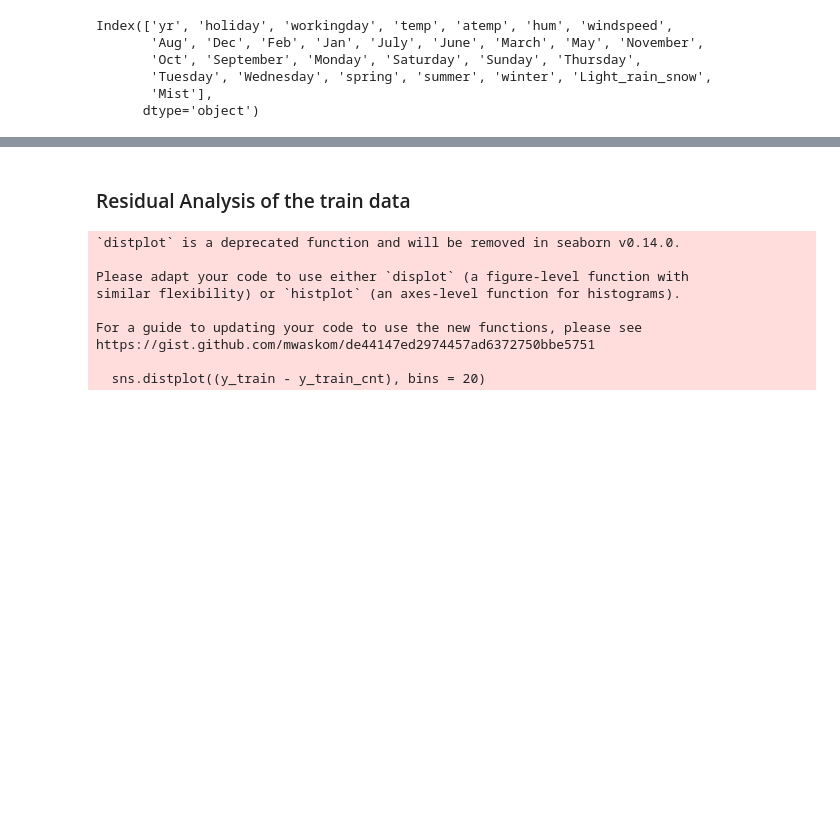
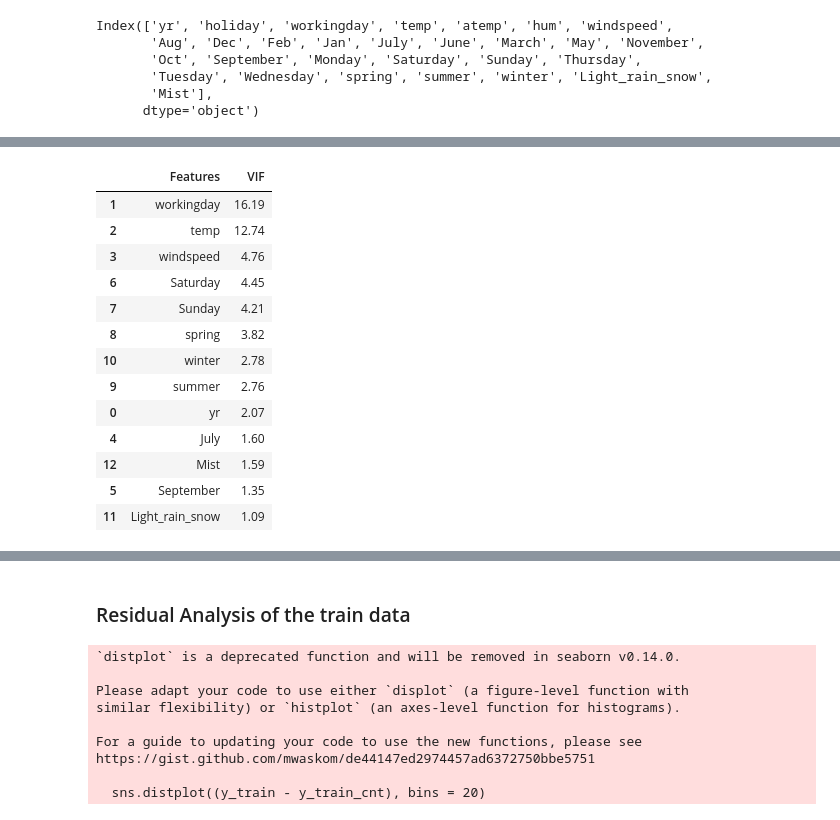
Before and after one commit to akdwivedi21/bike_sharing_demand, a Jupyter notebook: linear_regression_assignment.ipynb, the cells around one changed output, grey strips where cells are left out. Drawn from its saved outputs; the diff is of its cells as text; code cells hidden in the pictures; blank space fills up the shorter version.

```diff
--- a/linear_regression_assignment.ipynb
+++ b/linear_regression_assignment.ipynb
@@ -394,0 +424,2 @@ Notes:
+# %%
+X_train_new = X_train_new.drop(["hum"], axis = 1)
@@ -394,0 +451,26 @@ Notes:
+# %%
+# Calculate the VIFs for the new model
+from statsmodels.stats.outliers_influence import variance_inflation_factor
+
+vif = pd.DataFrame()
+X = X_train_new
+vif['Features'] = X.columns
+vif['VIF'] = [variance_inflation_factor(X.values, i) for i in range(X.shape[1])]
+vif['VIF'] = round(vif['VIF'], 2)
+vif = vif.sort_values(by = "VIF", ascending = False)
+vif
+# %% [output]
+|  | Features | VIF |
+| 1 | workingday | 16.19 |
+| 2 | temp | 12.74 |
+| 3 | windspeed | 4.76 |
+| 6 | Saturday | 4.45 |
+| 7 | Sunday | 4.21 |
+| 8 | spring | 3.82 |
+| 10 | winter | 2.78 |
+| 9 | summer | 2.76 |
+| 0 | yr | 2.07 |
+| 4 | July | 1.60 |
+| 12 | Mist | 1.59 |
+| 5 | September | 1.35 |
+| 11 | Light_rain_snow | 1.09 |
```
Also changed, not shown: parts of 28 cells of this notebook.
